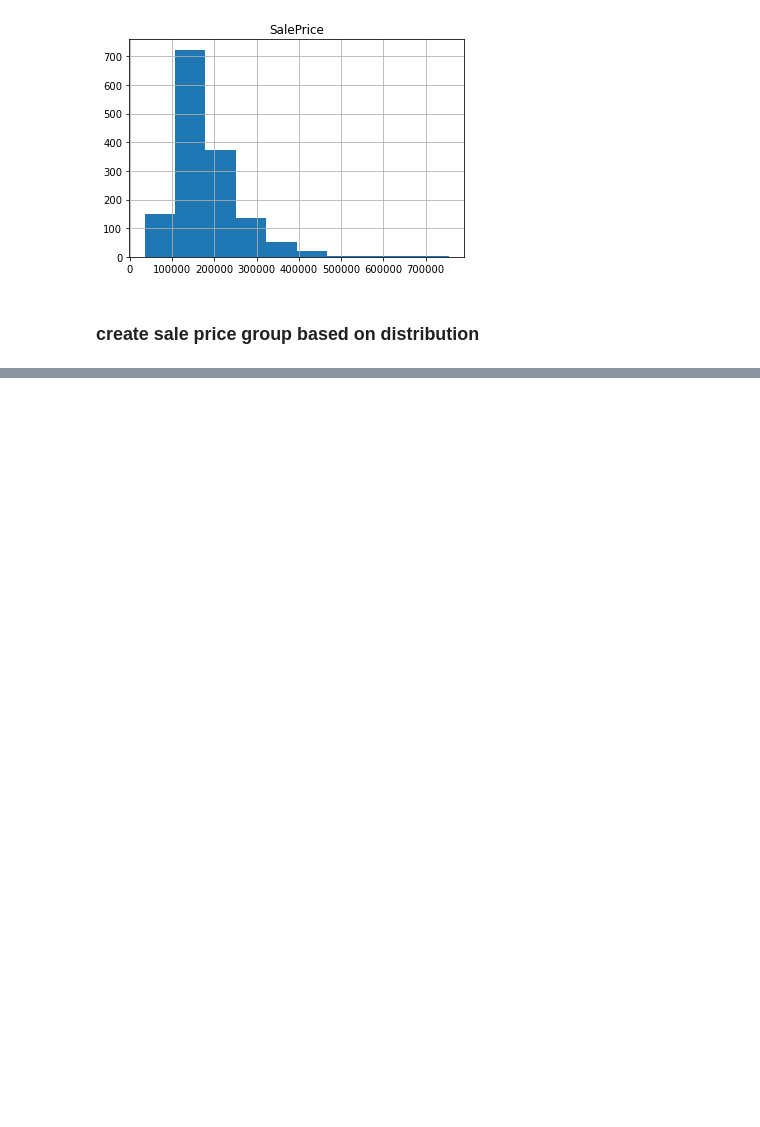
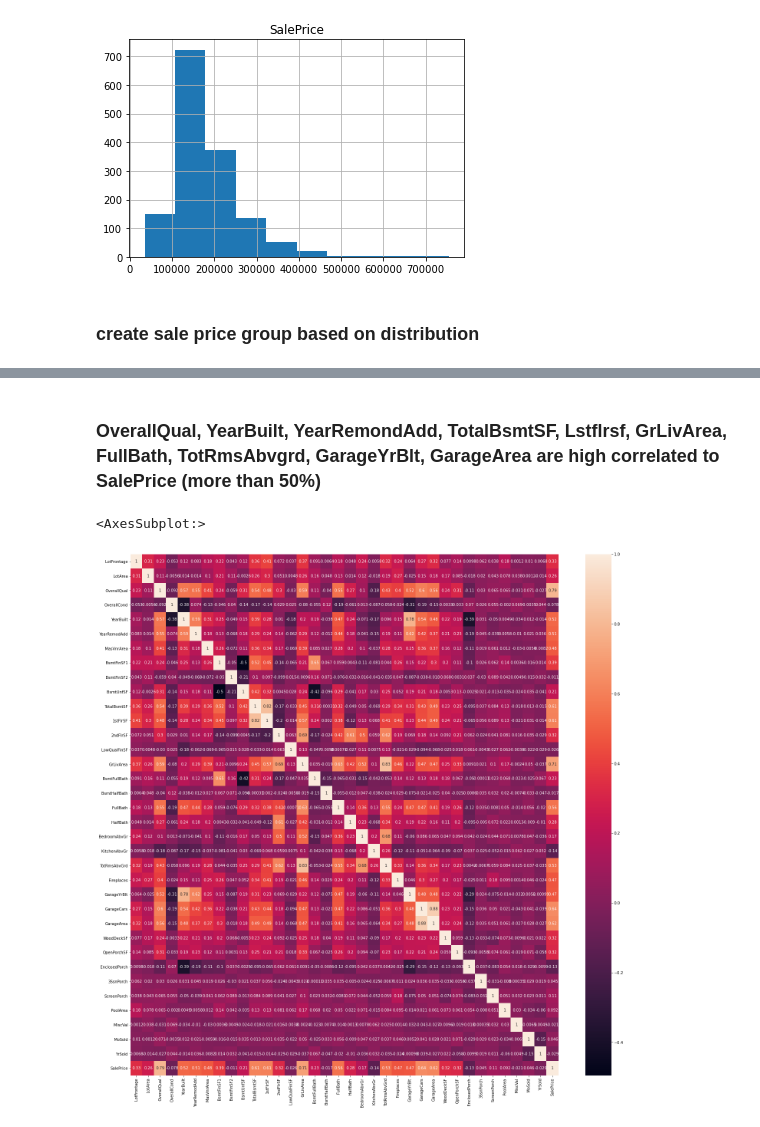
Before and after one commit to alicelo125/Kaggle---house-pricing, a Jupyter notebook: house.ipynb, the cells around one changed output, grey strips where cells are left out. Drawn from its saved outputs; the diff is of its cells as text; code cells hidden in the pictures; blank space fills up the shorter version.

```diff
--- a/house.ipynb
+++ b/house.ipynb
@@ -127,0 +141,8 @@ array([[<AxesSubplot:title={'center':'SalePrice'}>]], dtype=object)
+# %% [markdown]
+### OverallQual, YearBuilt, YearRemondAdd, TotalBsmtSF, Lstflrsf, GrLivArea, FullBath, TotRmsAbvgrd, GarageYrBlt, GarageArea are high correlated to SalePrice (more than 50%)
+# %%
+plt.figure(figsize=(25,25))
+sns.heatmap(house_clean.corr(),annot=True)
+# %% [output]
+<AxesSubplot:>
+[figure, added]
```
Also changed, not shown: parts of 30 cells of this notebook.
